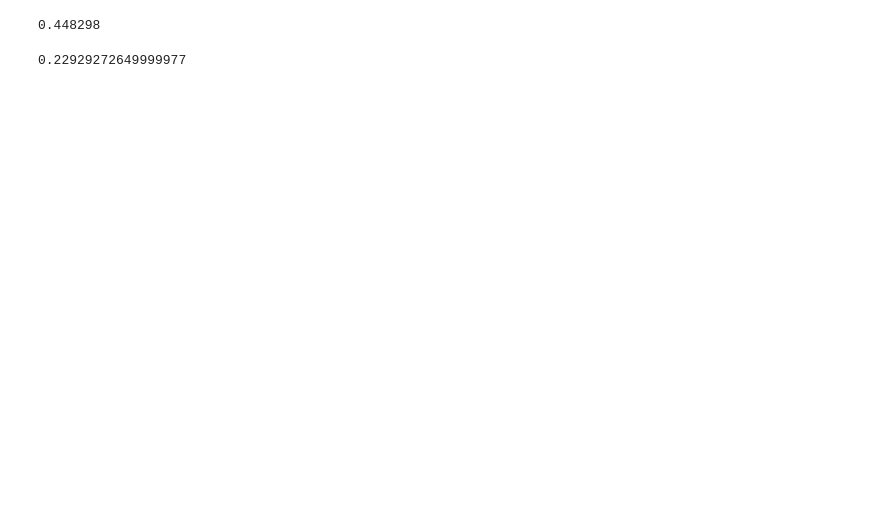
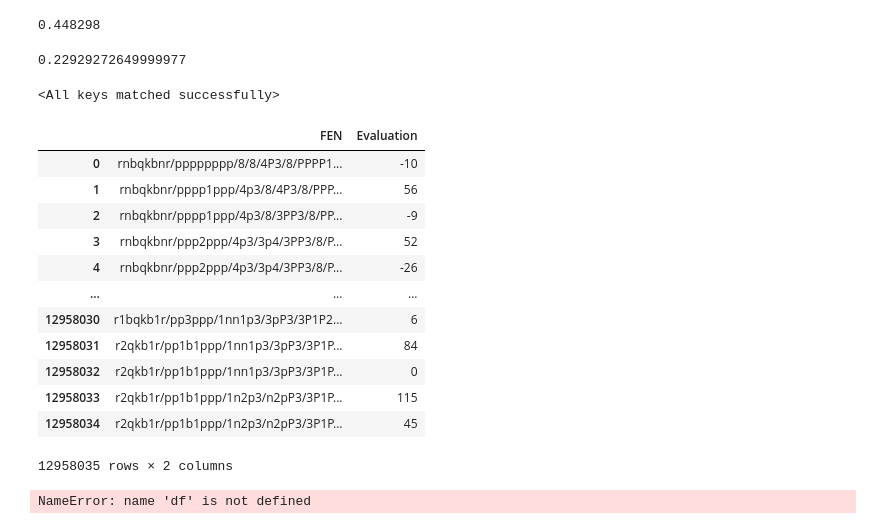
Before and after one commit to mgray39/chess-cnn-eval, a Jupyter notebook: data-preparation.ipynb, the cells around one changed output. Cells and saved outputs as stored; diff of their text form; code cells hidden in the pictures; blank space fills up the shorter version.

```diff
--- a/data-preparation.ipynb
+++ b/data-preparation.ipynb
@@ -124,10 +124,10 @@ def evaluation_mate_handler(df: pd.DataFrame) -> pd.DataFrame:
           .dropna()
           .assign(Evaluation = lambda df: (df['Evaluation']
                                             .mask(df['Evaluation']
-                                                  .str.contains('#-'), '-1000000')))
+                                                  .str.contains('#-'), '-20000')))
           .assign(Evaluation = lambda df: (df['Evaluation']
                                             .mask(df['Evaluation']
-                                                  .str.contains('#+'), '1000000')))
+                                                  .str.contains('#+'), '20000')))
           .assign(Evaluation = lambda df: (df['Evaluation']
                                            .str.replace('\ufeff', '')
                                            .str.replace(r'\s', '', regex=True)
@@ -279,0 +390,24 @@ class Model(nn.Module):
+# %%
+net.load_state_dict(torch.load('models/chess_nc_5_nf_10_e_2_bs_64_lr_0.001.pth'))
+# %% [output]
+<All keys matched successfully>
+# %%
+df
+# %% [output]
+|  | FEN | Evaluation |
+| 0 | rnbqkbnr/pppppppp/8/8/4P3/8/PPPP1... | -10 |
+| 1 | rnbqkbnr/pppp1ppp/4p3/8/4P3/8/PPP... | 56 |
+| 2 | rnbqkbnr/pppp1ppp/4p3/8/3PP3/8/PP... | -9 |
+| 3 | rnbqkbnr/ppp2ppp/4p3/3p4/3PP3/8/P... | 52 |
+| 4 | rnbqkbnr/ppp2ppp/4p3/3p4/3PP3/8/P... | -26 |
+| ... | ... | ... |
+| 12958030 | r1bqkb1r/pp3ppp/1nn1p3/3pP3/3P1P2... | 6 |
+| 12958031 | r2qkb1r/pp1b1ppp/1nn1p3/3pP3/3P1P... | 84 |
+| 12958032 | r2qkb1r/pp1b1ppp/1nn1p3/3pP3/3P1P... | 0 |
+| 12958033 | r2qkb1r/pp1b1ppp/1n2p3/n2pP3/3P1P... | 115 |
+| 12958034 | r2qkb1r/pp1b1ppp/1n2p3/n2pP3/3P1P... | 45 |
+12958035 rows × 2 columns
+# %%
+frame = fen_translator(df.loc[0,'FEN'])
+# %% [output]
+NameError: name 'df' is not defined
```
Also changed, not shown: parts of 30 cells of this notebook, 2 other files.
